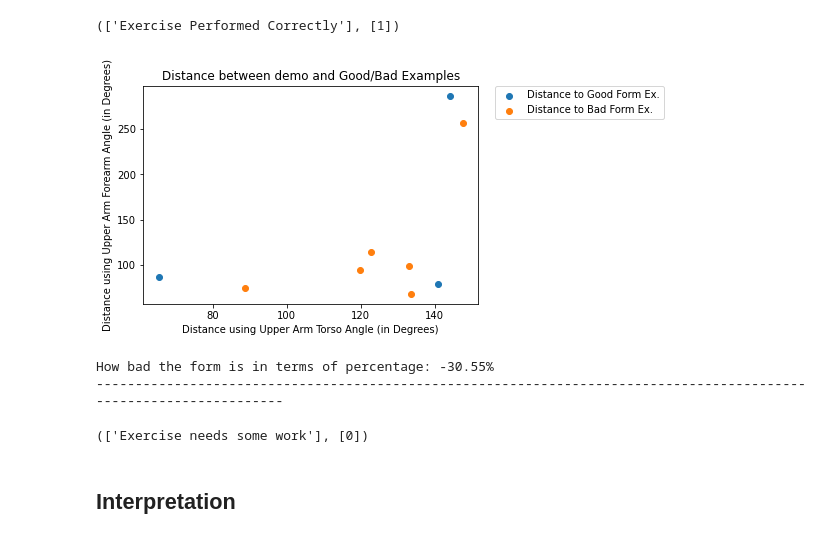
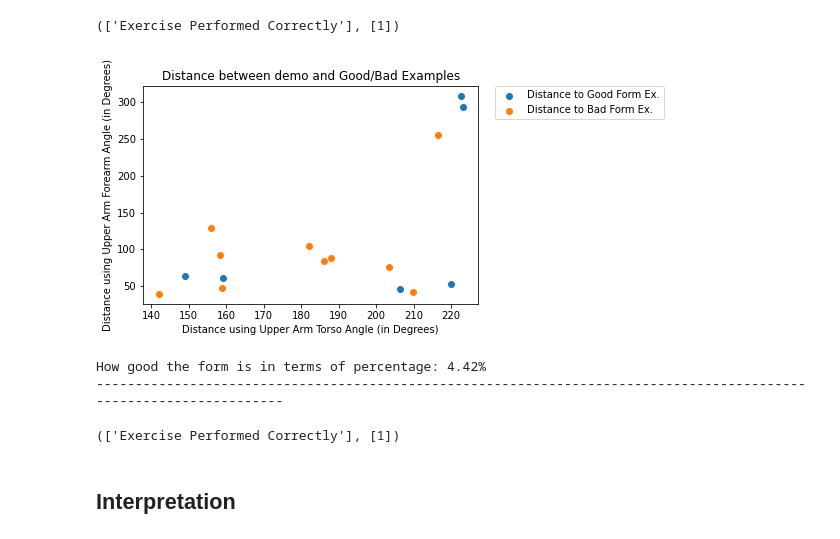
Before and after one commit to MSDS698/2021-product-analytics-group-project-group_7_swolemate, a Jupyter notebook: detectron2docker/DTW-BicepCurl_ex.ipynb, the cells around one changed output. Cells and saved outputs as stored; diff of their text form; code cells hidden in the pictures.

```diff
--- a/detectron2docker/DTW-BicepCurl_ex.ipynb
+++ b/detectron2docker/DTW-BicepCurl_ex.ipynb
@@ -8,6 +8,8 @@ import os
 from scipy.signal import medfilt
 from sklearn.model_selection import train_test_split
 from sklearn.metrics import classification_report
+# %%
+test = False
 # %% [markdown]
 # First Steps (1-5) is Template for Any Exercise
 # %%
@@ -39,10 +41,10 @@ def get_labels(array):
 # %%
 files = files_in_order('poses_compressed/bicep')
 #print(files)
-X_train_names, X_test_names = train_test_split(files, test_size=0.4, random_state=42)
-y_train = get_labels(X_train_names)
-y_test = get_labels(X_test_names)
-print(f"X_train_names = {X_train_names}")
-print(f"y_train = {y_train}")
-print(f"X_test_names = {X_test_names}")
-print(f"y_test_names = {y_test}")
+if test:
+    X_train_names, X_test_names = train_test_split(files, test_size=0.4, random_state=42)
+    y_train = get_labels(X_train_names)
+    y_test = get_labels(X_test_names)
+else:
+    X_train_names = files
+    y_train = get_labels(X_train_names)
@@ -63,7 +57,7 @@ def load_tester(path):
     with open(path) as f:
         data = json.load(f)
     return np.asarray(data)
-data = load_tester('moh_bicep_curl_ex.json')
+data = load_tester('/tmp/mountdir/video_output.json')
 # %%
 data[4]
 # %% [output]
@@ -289,7 +283,8 @@ def load_features(names, data=None, side=None, bool_val=False):
     return output1, output2
 
 X_train_1, X_train_2 = load_features(X_train_names)
-X_test_1, X_test_2 = load_features(X_test_names)
+if test:
+    X_test_1, X_test_2 = load_features(X_test_names)
 #features = load_features(files)
 # %%
 inp_seq_1, inp_seq_2 = load_features(['demo'], data, 'left', bool_val=True)
@@ -399,12 +399,12 @@ How good the form is in terms of percentage: 9.88%
 (['Exercise Performed Correctly'], [1])
 # %%
 # Test out with given input
-Kmeans_test(['demo'], X_train_1, X_train_2, data, 'left', True, n_neighbors=3)
+Kmeans_test(['demo'], X_train_1, X_train_2, data, 'right', True, n_neighbors=3)
 # %% [output]
-[figure, old version]
+[figure, new version]
-How bad the form is in terms of percentage: -30.55%
+How good the form is in terms of percentage: 4.42%
 -------------------------------------------------------------------------------------------------------------------
-(['Exercise needs some work'], [0])
+(['Exercise Performed Correctly'], [1])
 # %% [markdown]
 ## Interpretation
 # %% [markdown]
```
Also changed, not shown: parts of 9 cells of this notebook.
